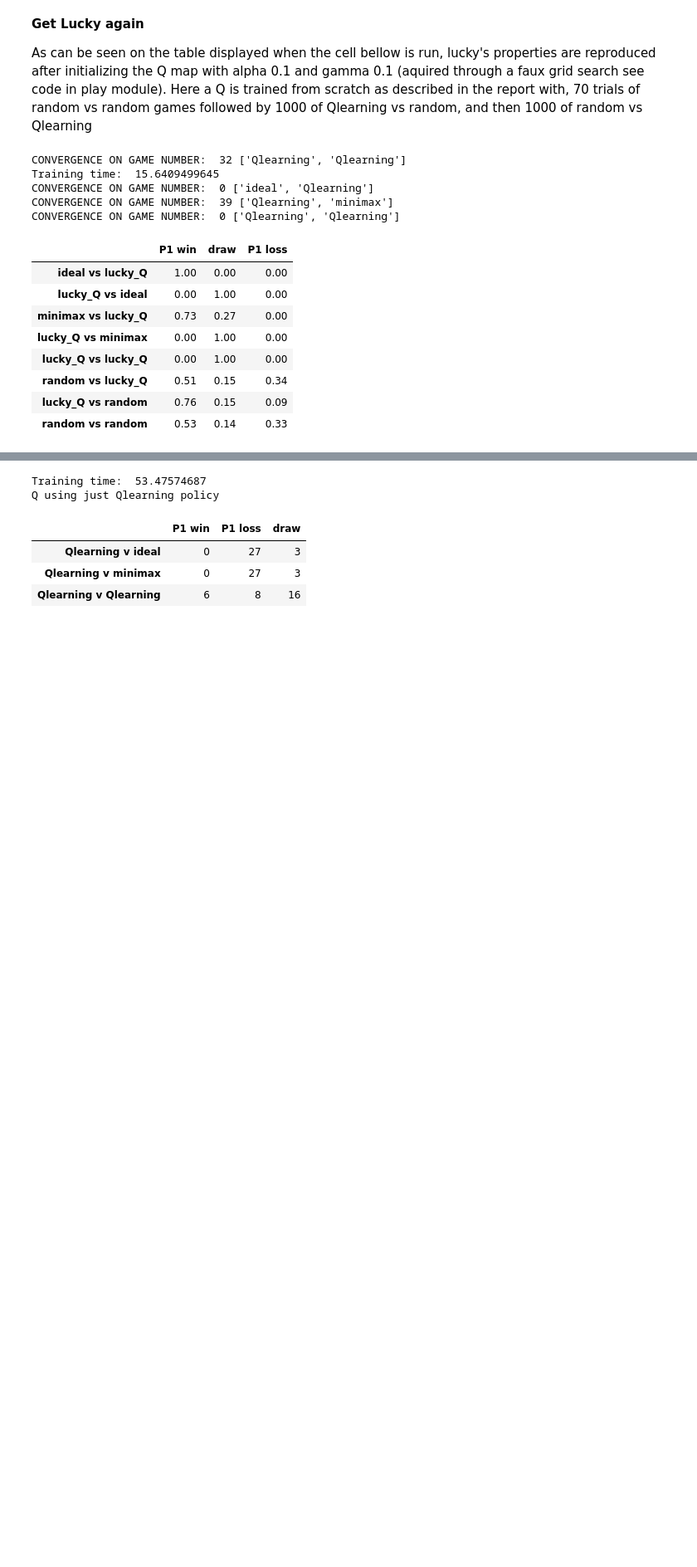
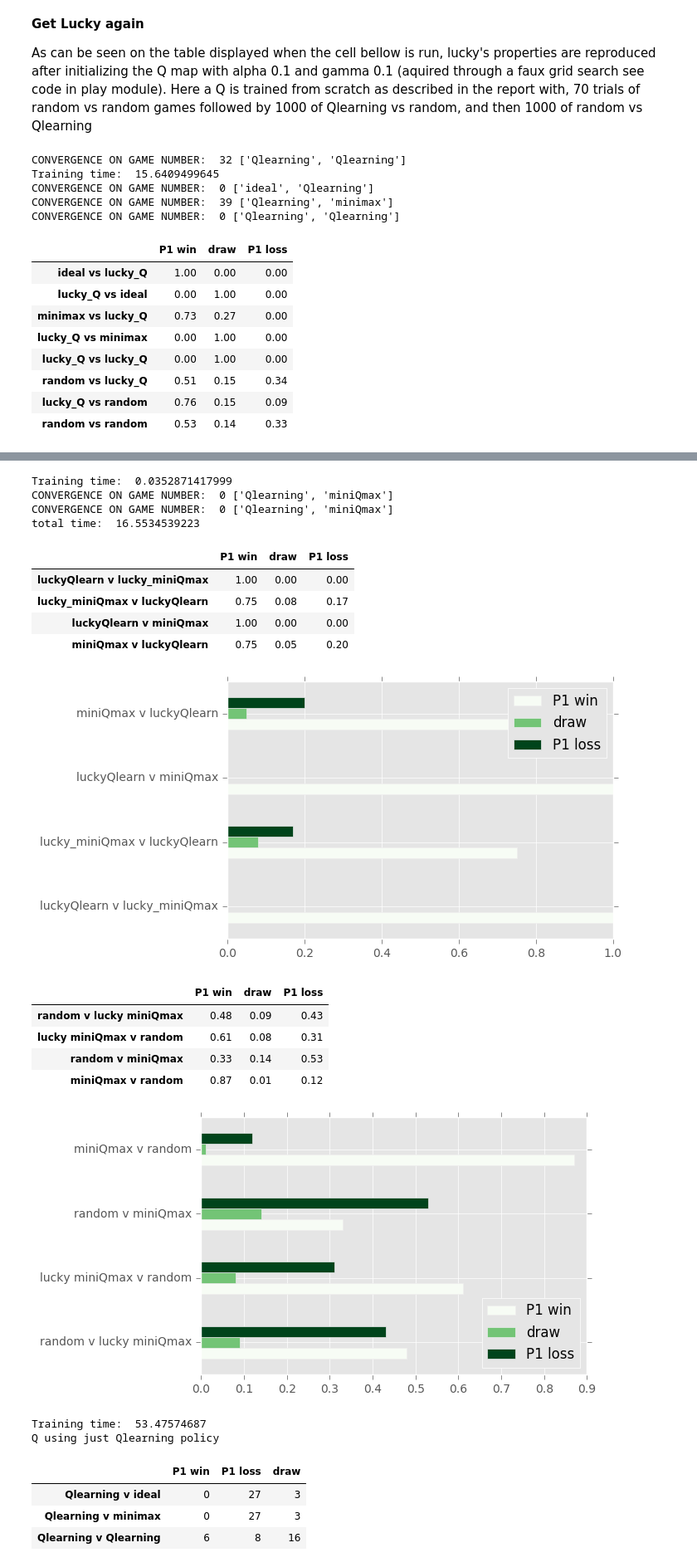
Before and after one commit to bb-blud/tictac, a Jupyter notebook: explore_games.ipynb, the cells around one changed output, grey strips where cells are left out. Shown at 83% size. Saved outputs shown, nothing was run; the diff lists cells and outputs as text; code cells hidden in the pictures; blank space fills up the shorter version.

```diff
--- a/explore_games.ipynb
+++ b/explore_games.ipynb
@@ -310,3 +313,75 @@ ties _both_ minimax and Ideal when used as miniQmax.
+# %%
+from strateegery import Strateegery
+
+#######################################################
+# Compare Qlearning (lucky) with miniQmax different Qs
+if __name__ == '__main__':
+    with open("../newlucky.pickle", 'rb') as f:
+        luckyQ=pickle.load(f)
+    size = 3
+    ts = [70, 1000, 1000, 2000]
+    start = time()
+    ranQ, tally, conv = playGames(setupGame(QMap(), size, ['random', 'random'],  learning=True), ts[0])
+
+    print "Training time: " , time() - start
+    start = time()
+
+    ratios = [getRatios(setupGame(QMap(), size, ['Qlearning', 'miniQmax'], p1QM=luckyQ, p2QM=luckyQ, d2=3), 100)]
+    ratios.append(getRatios(setupGame(QMap(), size, ['miniQmax', 'Qlearning'], p1QM=luckyQ, p2QM=luckyQ, d1=3), 100))
+
+    ratios.append(getRatios(setupGame(QMap(), size, ['Qlearning', 'miniQmax'], p1QM=luckyQ, p2QM=ranQ, d2=3), 100))
+    ratios.append(getRatios(setupGame(QMap(), size, ['miniQmax', 'Qlearning'], p1QM=ranQ, p2QM=luckyQ, d1=3), 100))
+
+    cols = ('P1 win', 'draw', 'P1 loss')
+    rows = ['luckyQlearn v lucky_miniQmax',
+            'lucky_miniQmax v luckyQlearn',
+            'luckyQlearn v miniQmax',
+            'miniQmax v luckyQlearn']
+
+    table = pd.DataFrame(ratios, columns = cols, index=rows)
+    print "total time: " , time()-start
+    display(table)
+    table.plot.barh(colormap='Greens')
+    plt.show()
+
+    status = 'bad'
+    #table.to_csv('../"lucky_v_mini_'+status+'.csv')
+
+
+    # ## Comparison with random
+    ratios  = fightDuels([luckyQ, luckyQ, ranQ, ranQ],
+                         [ ['random', 'miniQmax' ],
+                           ['miniQmax', 'random' ],
+                           ['random', 'miniQmax'],
+                           ['miniQmax', 'random' ]], size, n_games = 100 , p1ds = [2,3,2,3], p2ds = [3,2,3,2] )
+
+    rws = ['random v lucky miniQmax' ,
+            'lucky miniQmax v random' ,
+            'random v miniQmax',
+            'miniQmax v random' ]
+
+    ranTable = pd.DataFrame(ratios, columns=cols, index=rws)
+    display(ranTable)
+    ranTable.plot.barh(colormap='Greens')
+    plt.show()
+    #ranTable.to_csv('../"random_v_mini_'+status+'.csv')
+# %% [output]
+Training time:  0.0352871417999
+CONVERGENCE ON GAME NUMBER:  0 ['Qlearning', 'miniQmax']
+CONVERGENCE ON GAME NUMBER:  0 ['Qlearning', 'miniQmax']
+total time:  16.5534539223
+|  | P1 win | draw | P1 loss |
+| luckyQlearn v lucky_miniQmax | 1.00 | 0.00 | 0.00 |
+| lucky_miniQmax v luckyQlearn | 0.75 | 0.08 | 0.17 |
+| luckyQlearn v miniQmax | 1.00 | 0.00 | 0.00 |
+| miniQmax v luckyQlearn | 0.75 | 0.05 | 0.20 |
+[figure, added]
+|  | P1 win | draw | P1 loss |
+| random v lucky miniQmax | 0.48 | 0.09 | 0.43 |
+| lucky miniQmax v random | 0.61 | 0.08 | 0.31 |
+| random v miniQmax | 0.33 | 0.14 | 0.53 |
+| miniQmax v random | 0.87 | 0.01 | 0.12 |
+[figure, added]
 # %%
 ########################
 # MiniQmax Comparisons
```
Also changed, not shown: parts of 2 cells of this notebook, 2 other files.
